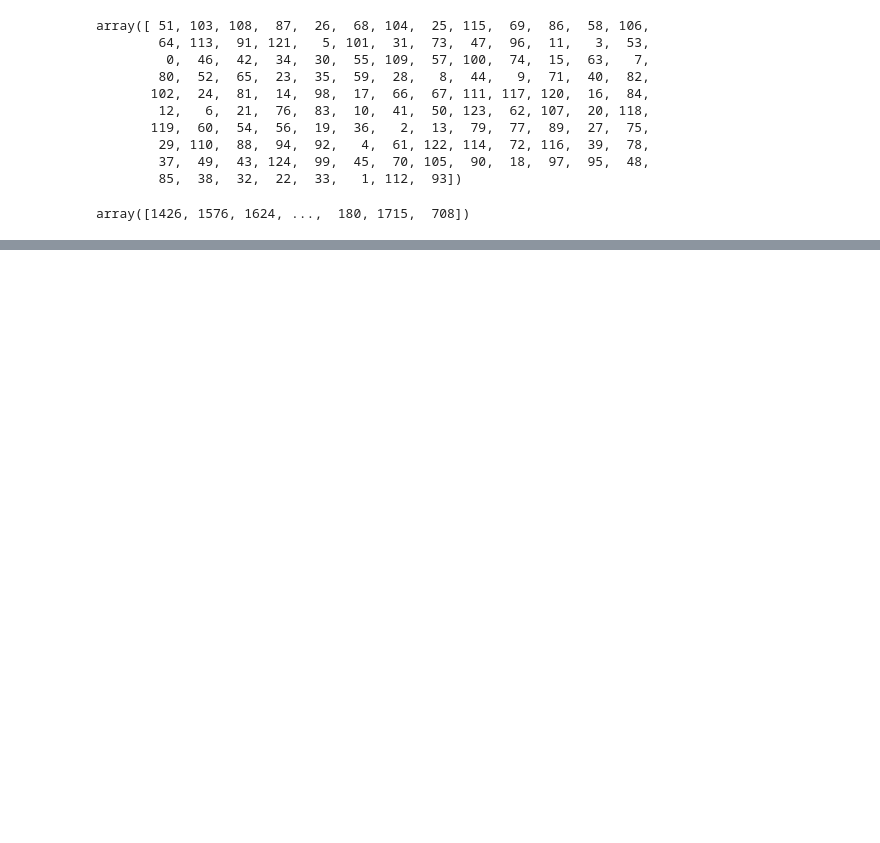
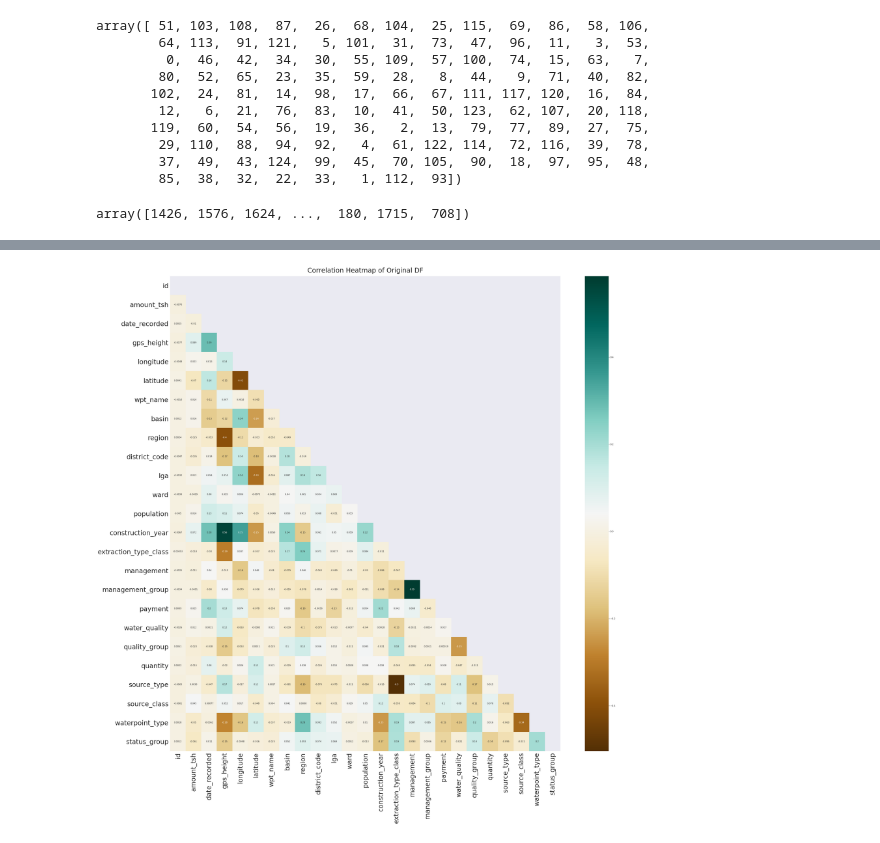
Before and after one commit to julietday422/Tanzanian_Well_Status_Prediction, a Jupyter notebook: EDA.ipynb, the cells around one changed output, grey strips where cells are left out. Cells and saved outputs as stored; diff of their text form; code cells hidden in the pictures; blank space fills up the shorter version.

```diff
--- a/EDA.ipynb
+++ b/EDA.ipynb
@@ -683,0 +705,2 @@ dtype: int64
+# %%
+df_tr.dropna(inplace = True)
@@ -683,0 +747,16 @@ dtype: int64
+# %%
+with sns.axes_style('darkgrid'):
+
+    f, ax = plt.subplots(figsize=(40,40))
+
+    mask = np.triu(np.ones_like(df_tr.corr(), dtype=np.bool))
+
+    heatmap = sns.heatmap(df_tr.corr(), annot=True, mask=mask, cmap='BrBG');
+
+    plt.xticks(fontsize = 30)
+
+    plt.yticks(fontsize = 30)
+
+    heatmap.set_title('Correlation Heatmap of Original DF', fontdict={'fontsize':30}, pad=16);
+# %% [output]
+[figure, added]
```
Also changed, not shown: parts of 29 cells of this notebook.
